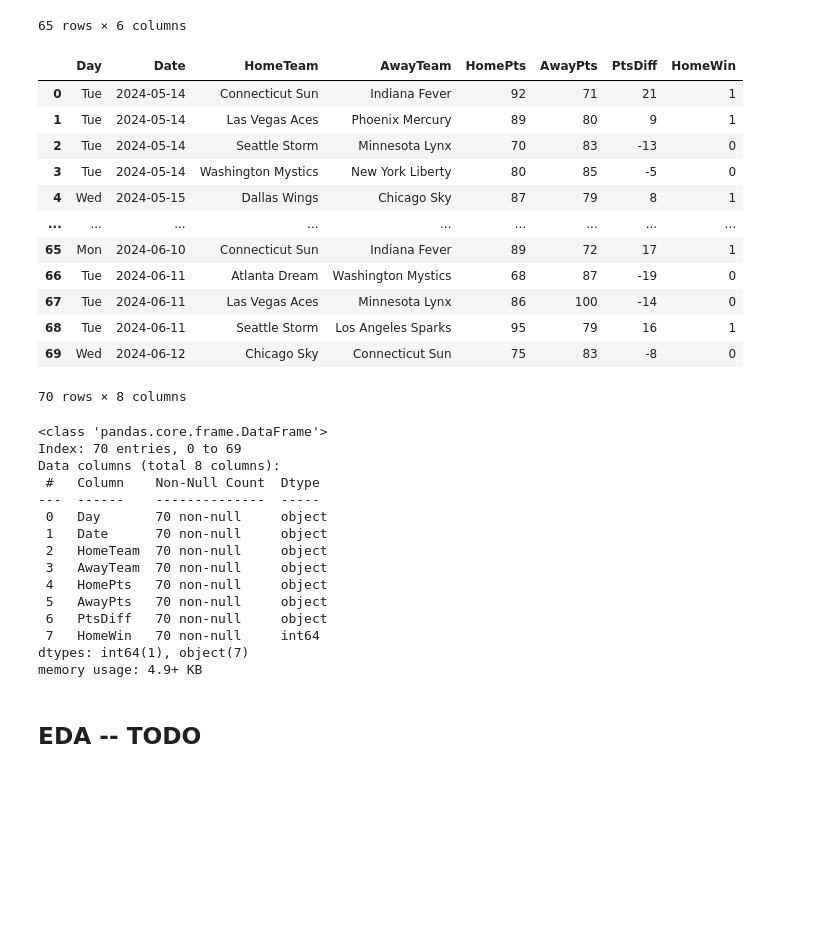
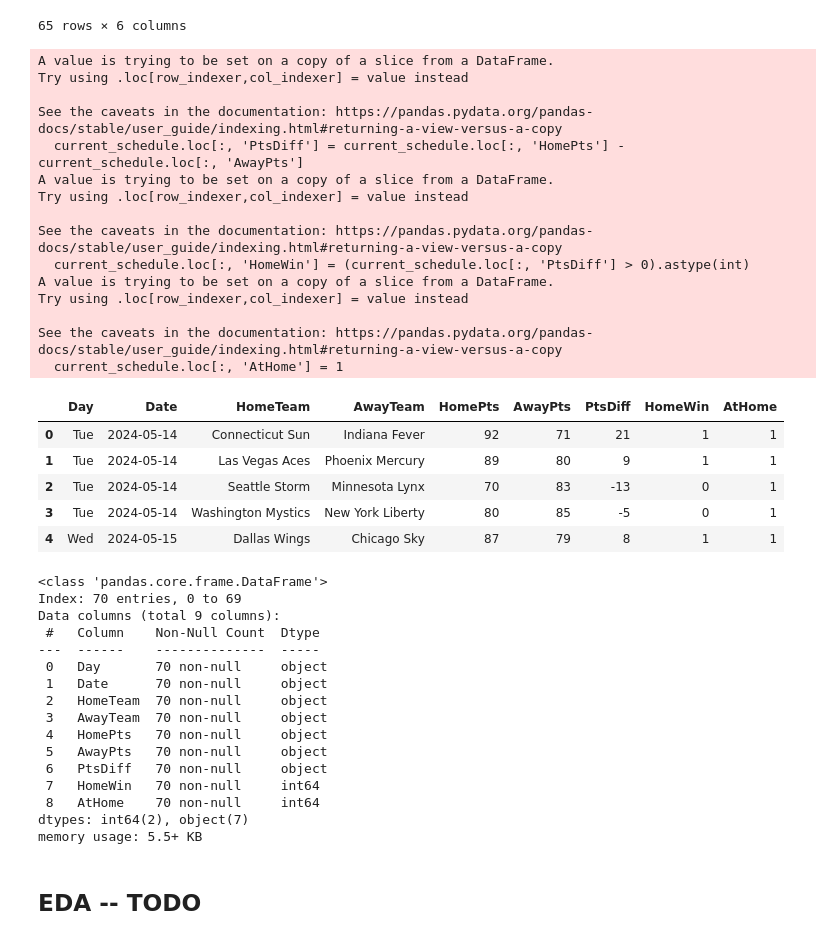
Before and after one commit to michellehewson/WNBA-2024-Predictions, a Jupyter notebook: wnba.ipynb, the cells around one changed output. Drawn from its saved outputs; the diff is of its cells as text; code cells hidden in the pictures; blank space fills up the shorter version.

```diff
--- a/wnba.ipynb
+++ b/wnba.ipynb
@@ -109,27 +109,36 @@ current_schedule.loc[:, 'AwayPts'] = current_schedule['AwayPts'].astype(int)
 # %%
 current_schedule.loc[:, 'PtsDiff'] = current_schedule.loc[:, 'HomePts'] - current_schedule.loc[:, 'AwayPts']
 current_schedule.loc[:, 'HomeWin'] = (current_schedule.loc[:, 'PtsDiff'] > 0).astype(int)
-current_schedule
+current_schedule.loc[:, 'AtHome'] = 1
+current_schedule.head(5)
 # %% [output]
+A value is trying to be set on a copy of a slice from a DataFrame.
+Try using .loc[row_indexer,col_indexer] = value instead
+
+See the caveats in the documentation: https://pandas.pydata.org/pandas-docs/stable/user_guide/indexing.html#returning-a-view-versus-a-copy
+  current_schedule.loc[:, 'PtsDiff'] = current_schedule.loc[:, 'HomePts'] - current_schedule.loc[:, 'AwayPts']
+A value is trying to be set on a copy of a slice from a DataFrame.
+Try using .loc[row_indexer,col_indexer] = value instead
+
+See the caveats in the documentation: https://pandas.pydata.org/pandas-docs/stable/user_guide/indexing.html#returning-a-view-versus-a-copy
+  current_schedule.loc[:, 'HomeWin'] = (current_schedule.loc[:, 'PtsDiff'] > 0).astype(int)
+A value is trying to be set on a copy of a slice from a DataFrame.
+Try using .loc[row_indexer,col_indexer] = value instead
+
+See the caveats in the documentation: https://pandas.pydata.org/pandas-docs/stable/user_guide/indexing.html#returning-a-view-versus-a-copy
+  current_schedule.loc[:, 'AtHome'] = 1
-|  | Day | Date | HomeTeam | AwayTeam | HomePts | AwayPts | PtsDiff | HomeWin |
-| 0 | Tue | 2024-05-14 | Connecticut Sun | Indiana Fever | 92 | 71 | 21 | 1 |
-| 1 | Tue | 2024-05-14 | Las Vegas Aces | Phoenix Mercury | 89 | 80 | 9 | 1 |
-| 2 | Tue | 2024-05-14 | Seattle Storm | Minnesota Lynx | 70 | 83 | -13 | 0 |
-| 3 | Tue | 2024-05-14 | Washington Mystics | New York Liberty | 80 | 85 | -5 | 0 |
-| 4 | Wed | 2024-05-15 | Dallas Wings | Chicago Sky | 87 | 79 | 8 | 1 |
-| ... | ... | ... | ... | ... | ... | ... | ... | ... |
-| 65 | Mon | 2024-06-10 | Connecticut Sun | Indiana Fever | 89 | 72 | 17 | 1 |
-| 66 | Tue | 2024-06-11 | Atlanta Dream | Washington Mystics | 68 | 87 | -19 | 0 |
-| 67 | Tue | 2024-06-11 | Las Vegas Aces | Minnesota Lynx | 86 | 100 | -14 | 0 |
-| 68 | Tue | 2024-06-11 | Seattle Storm | Los Angeles Sparks | 95 | 79 | 16 | 1 |
-| 69 | Wed | 2024-06-12 | Chicago Sky | Connecticut Sun | 75 | 83 | -8 | 0 |
+|  | Day | Date | HomeTeam | AwayTeam | HomePts | AwayPts | PtsDiff | HomeWin | AtHome |
+| 0 | Tue | 2024-05-14 | Connecticut Sun | Indiana Fever | 92 | 71 | 21 | 1 | 1 |
+| 1 | Tue | 2024-05-14 | Las Vegas Aces | Phoenix Mercury | 89 | 80 | 9 | 1 | 1 |
+| 2 | Tue | 2024-05-14 | Seattle Storm | Minnesota Lynx | 70 | 83 | -13 | 0 | 1 |
+| 3 | Tue | 2024-05-14 | Washington Mystics | New York Liberty | 80 | 85 | -5 | 0 | 1 |
+| 4 | Wed | 2024-05-15 | Dallas Wings | Chicago Sky | 87 | 79 | 8 | 1 | 1 |
-70 rows × 8 columns
 # %%
 current_schedule.info()
 # %% [output]
 <class 'pandas.core.frame.DataFrame'>
 Index: 70 entries, 0 to 69
-Data columns (total 8 columns):
+Data columns (total 9 columns):
  #   Column    Non-Null Count  Dtype
 ---  ------    --------------  -----
  0   Day       70 non-null     object
@@ -140,5 +149,6 @@ Data columns (total 8 columns):
  5   AwayPts   70 non-null     object
  6   PtsDiff   70 non-null     object
  7   HomeWin   70 non-null     int64
-dtypes: int64(1), object(7)
-memory usage: 4.9+ KB
+ 8   AtHome    70 non-null     int64
+dtypes: int64(2), object(7)
+memory usage: 5.5+ KB
```
Also changed, not shown: parts of 2 cells of this notebook, 4 other files.
